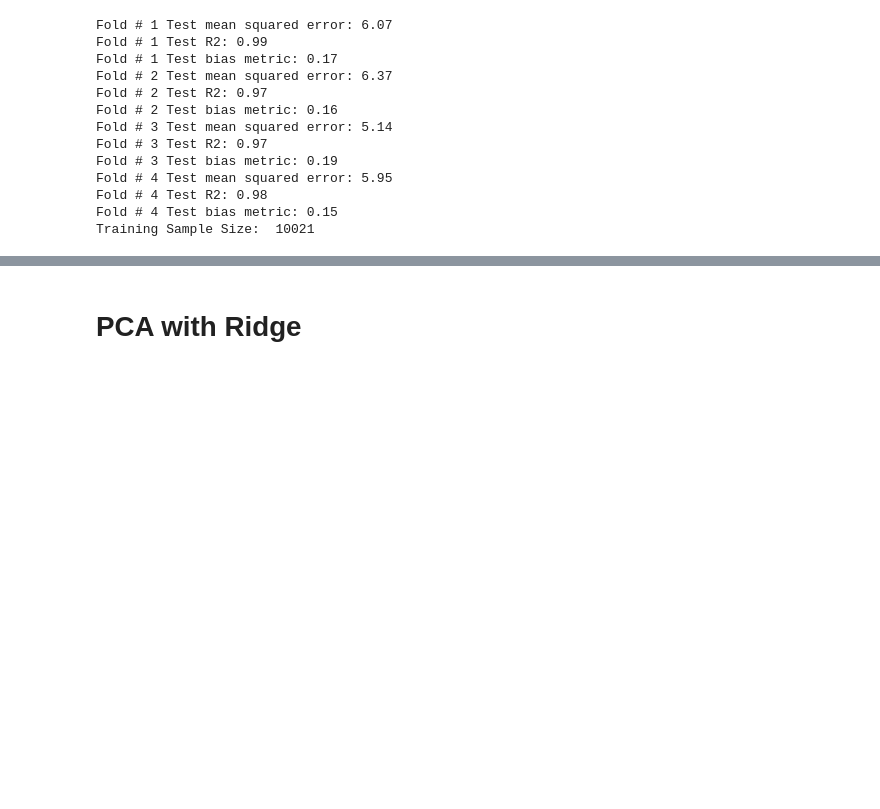
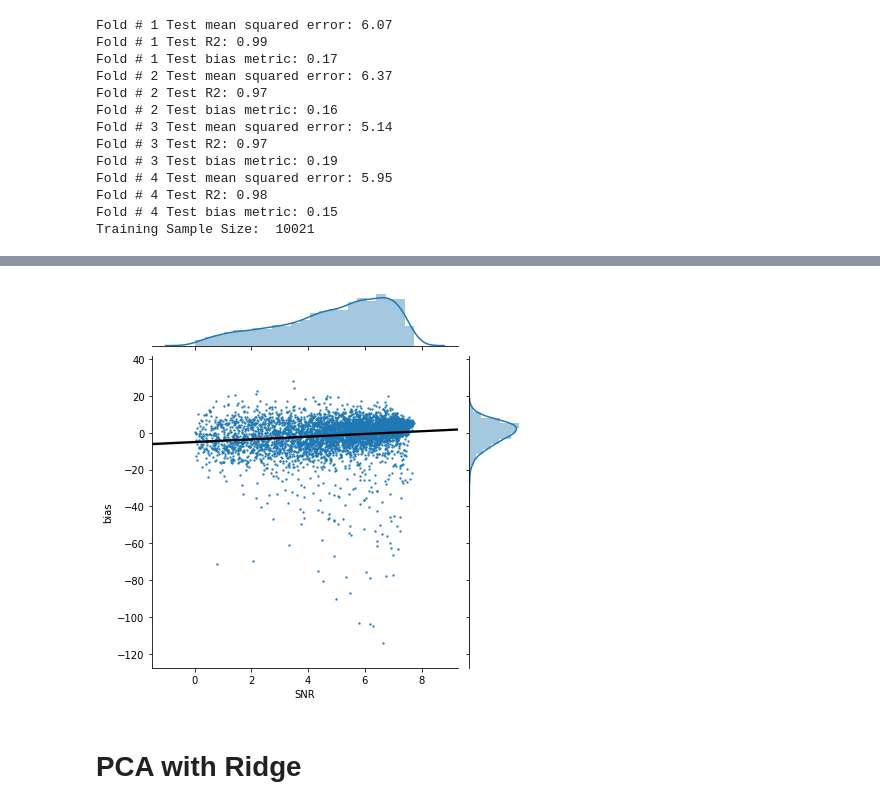
Before and after one commit to zweili/ml_project_2, a Jupyter notebook: project_2_merged.ipynb, the cells around one changed output, grey strips where cells are left out. Drawn from its saved outputs; the diff is of its cells as text; code cells hidden in the pictures; blank space fills up the shorter version.

```diff
--- a/project_2_merged.ipynb
+++ b/project_2_merged.ipynb
@@ -1168,3 +1166,7 @@ dtype: float64
+# %%
+bias_plot(y_te, y_pred_te, df_OCU_te)
+# %% [output]
+[figure, added]
 # %% [markdown]
 # PCA with Ridge
 # %%
```
Also changed, not shown: parts of 27 cells of this notebook.
